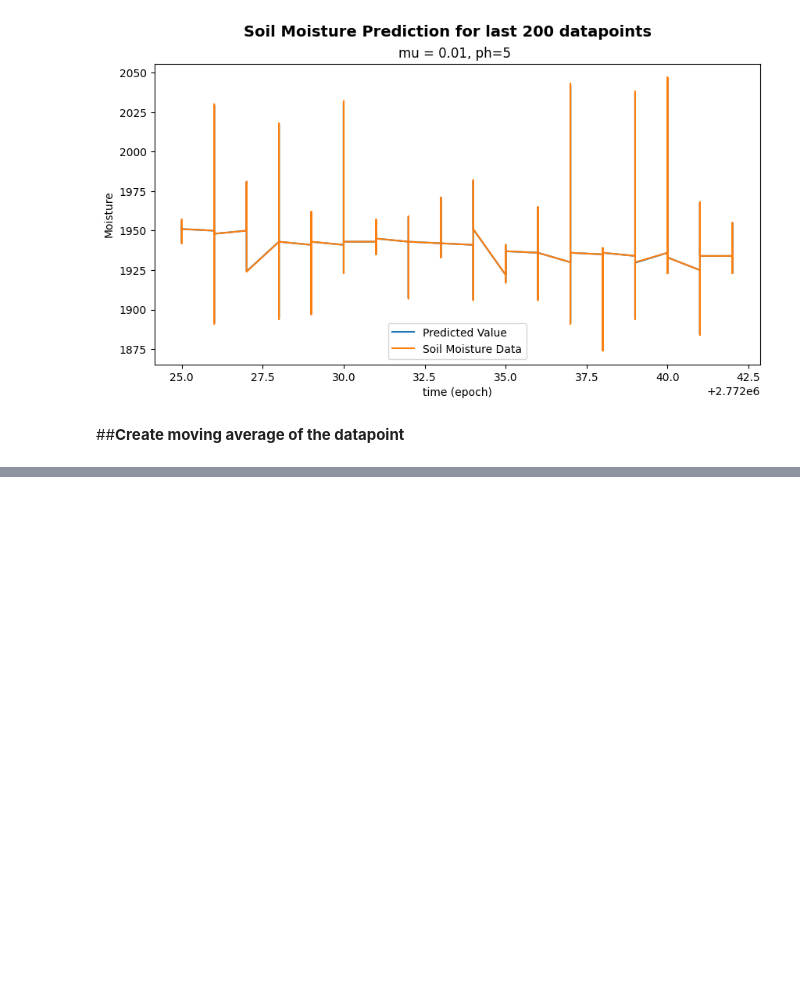
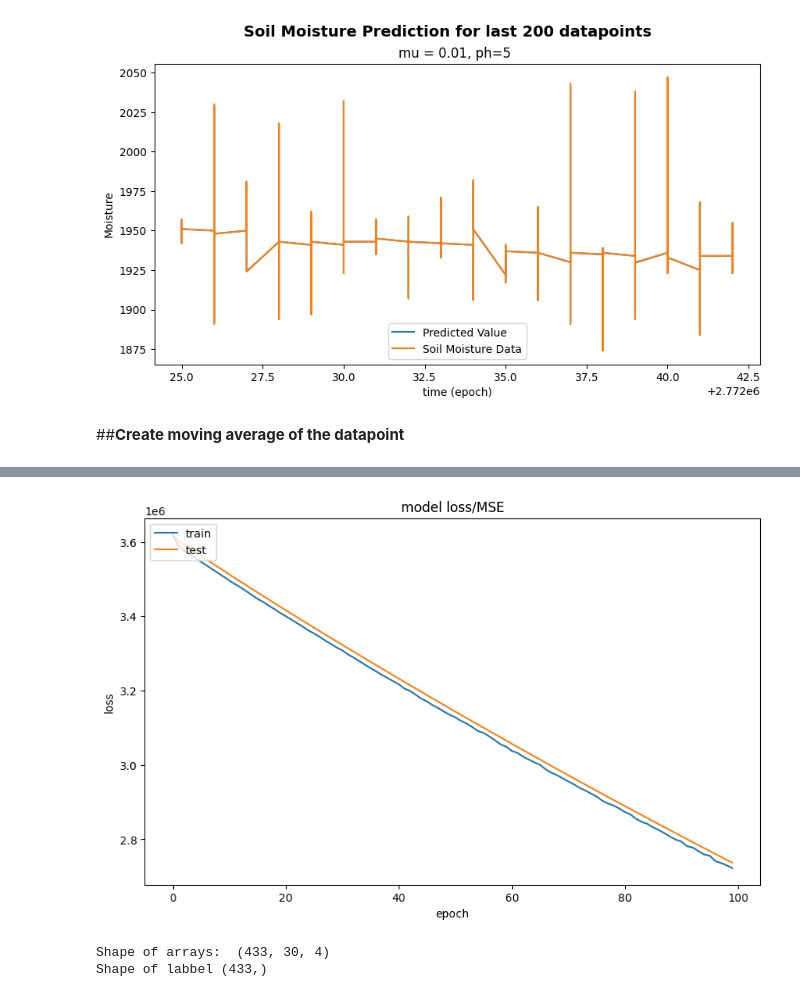
Before and after one commit to santausd/plant_health_assessment_model, a Jupyter notebook: AAI_530_A1_Group_1_IoT_Based_Crop_Monitoring_and_Health_Assessment.ipynb, the cells around one changed output, grey strips where cells are left out. Drawn from its saved outputs; the diff is of its cells as text; code cells hidden in the pictures; blank space fills up the shorter version.

```diff
--- a/AAI_530_A1_Group_1_IoT_Based_Crop_Monitoring_and_Health_Assessment.ipynb
+++ b/AAI_530_A1_Group_1_IoT_Based_Crop_Monitoring_and_Health_Assessment.ipynb
@@ -917,0 +973,6 @@ KeyError: 'moisture'
+# %%
+seq_length = 30
+ph = 5
+
+feat_cols = ['moisture']
+seq_arrays, seq_labs = restructure_data(train_df_lstm, seq_length, ph, feat_cols, seq_arrays, seq_labs)
@@ -917,0 +985,3 @@ KeyError: 'moisture'
+# %%
+seq_arrays, seq_labs = restructure_data(train_df_lstm, seq_length, ph, feat_cols, seq_arrays, seq_labs)
+check_dimensions(seq_arrays, seq_labs,train_df_lstm, feat_cols, seq_length, ph)
@@ -917,0 +1038,12 @@ KeyError: 'moisture'
+# %%
+def visualize_loss_lstm(file_count, history):
+  # summarize history for Loss/MSE
+  fig_acc = plt.figure(figsize=(10, 6))
+  plt.plot(history.history['loss'])
+  plt.plot(history.history['val_loss'])
+  plt.title('model loss/MSE')
+  plt.ylabel('loss')
+  plt.xlabel('epoch')
+  plt.legend(['train', 'test'], loc='upper left')
+  plt.show()
+  fig_acc.savefig("LSTM_loss1.png")
@@ -917,0 +1077,10 @@ KeyError: 'moisture'
+# %%
+model_parameter = {}
+model_parameter['hidden_layer_1_neuron_count'] = 128
+model_parameter['hidden_layer_1_dropout_rate'] = 0.4
+model_parameter['hidden_layer_2_neuron_count'] = 64
+model_parameter['learning_rate'] = 0.01
+model_parameter['activation_funcation'] = 'relu' #'linear'
+file_count = 1
+
+model, history = train_model(file_count=file_count, seq_arrays=seq_arrays, seq_labs=seq_labs, seq_length=seq_length, model_parameter=model_parameter)
@@ -917,0 +1125,4 @@ KeyError: 'moisture'
+# %%
+visualize_loss_lstm(file_count,history )
+# %% [output]
+[figure, added]
@@ -917,0 +1132,6 @@ KeyError: 'moisture'
+# %%
+val_arrays, val_labs = restructure_data(val_df_lstm, seq_length, ph, feat_cols, seq_arrays, seq_labs)
+check_dimensions(val_arrays, val_labs, val_df_lstm, feat_cols, seq_length, ph)
+# %% [output]
+Shape of arrays:  (433, 30, 4)
+Shape of labbel (433,)
```
Also changed, not shown: parts of 32 cells of this notebook.
